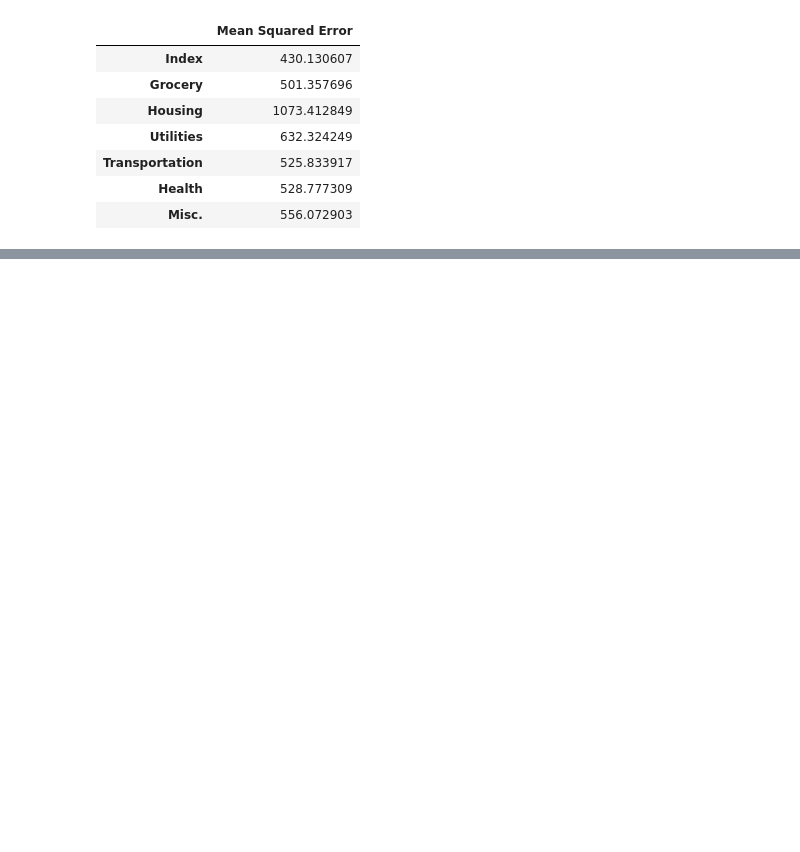
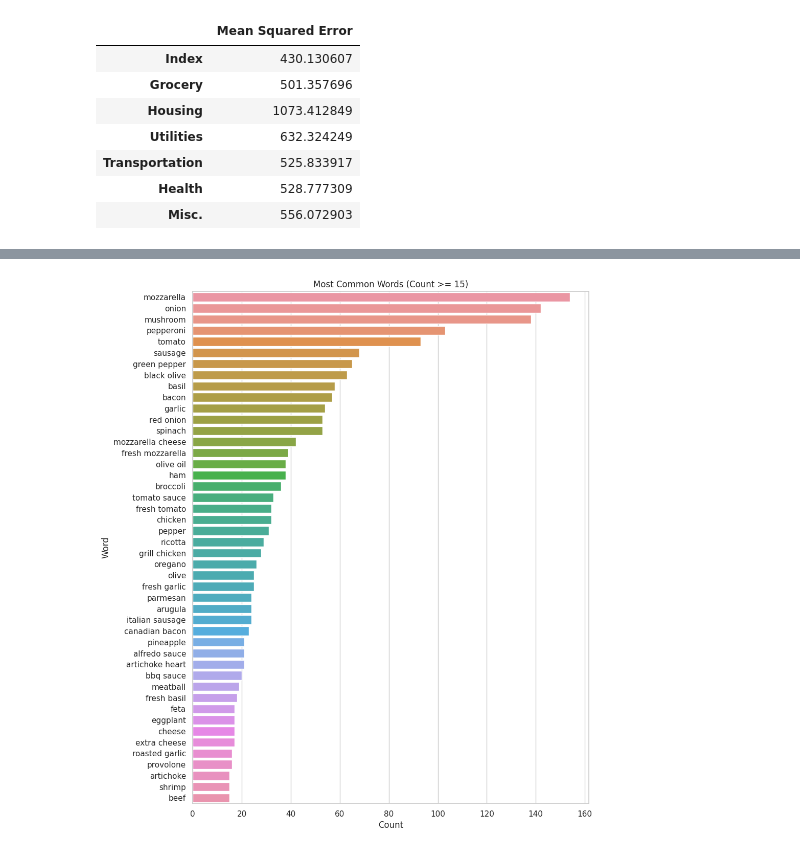
Before and after one commit to com-480-data-visualization/project-2023-viz-exe, a Jupyter notebook: Pizza_index.ipynb, the cells around one changed output, grey strips where cells are left out. Cells and saved outputs as stored; diff of their text form; code cells hidden in the pictures; blank space fills up the shorter version.

```diff
--- a/Pizza_index.ipynb
+++ b/Pizza_index.ipynb
@@ -327,0 +400,9 @@ mse_df
+# %%
+word_counter = Counter()
+
+for ingredients in pizza_with_ingredients['ingredients']:
+    if isinstance(ingredients, list):
+        word_counter.update(ingredients)
+
+for word, count in word_counter.most_common():
+    print(word, count)
@@ -327,0 +427,17 @@ mse_df
+# %%
+filtered_counter = {word: count for word, count in word_counter.items() if count >= 15}
+# %%
+data = {'Word': list(filtered_counter.keys()), 'Count': list(filtered_counter.values())}
+df_word_count = pd.DataFrame(data)
+# %%
+df_word_count = df_word_count.sort_values('Count', ascending=False)
+# %%
+sns.set(style="whitegrid")
+plt.figure(figsize=(10, 13))
+sns.barplot(x='Count', y='Word', data=df_word_count)
+plt.xlabel('Count')
+plt.ylabel('Word')
+plt.title('Most Common Words (Count >= 15)')
+plt.show()
+# %% [output]
+[figure, added]
```
Also changed, not shown: parts of 34 cells of this notebook.
